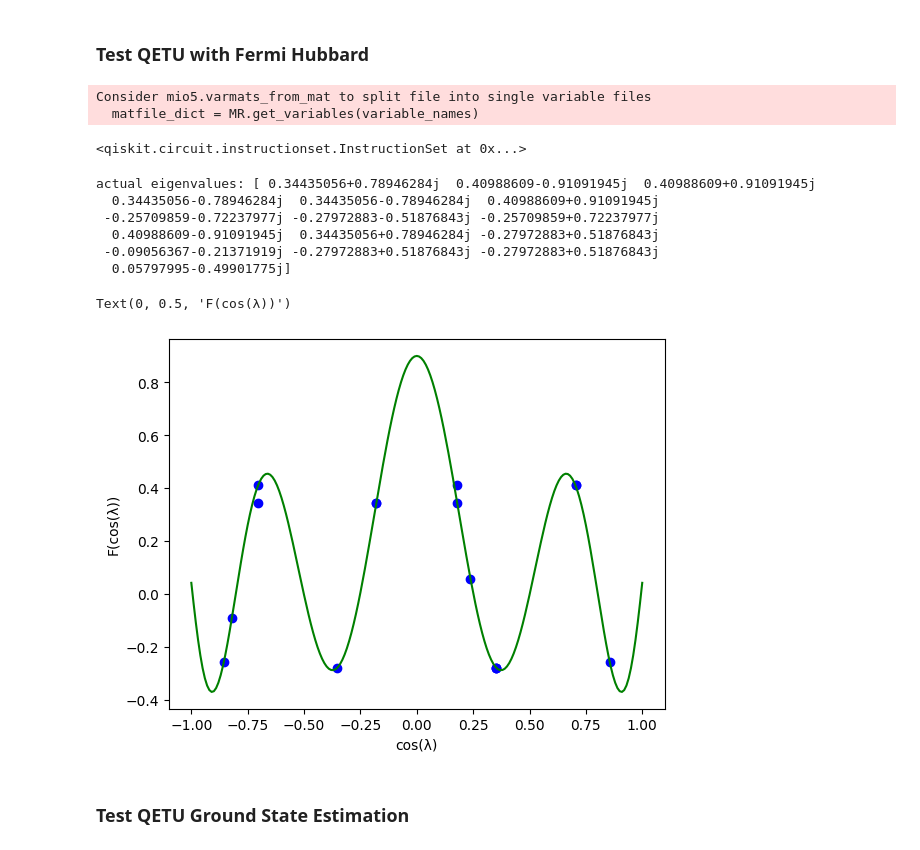
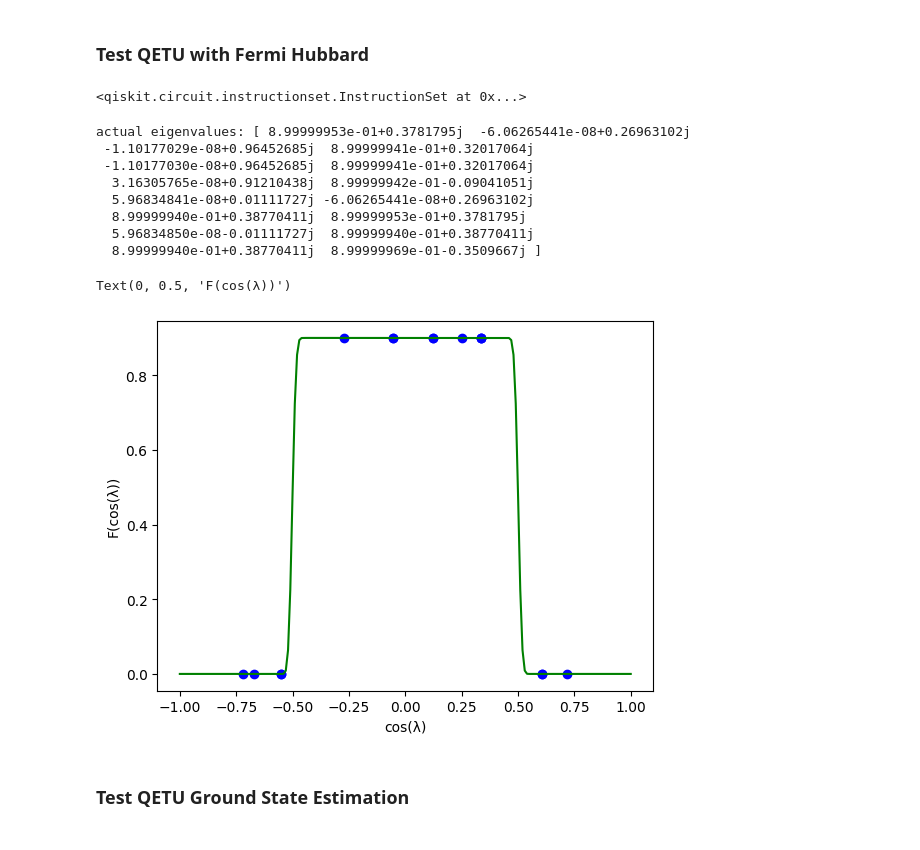
Before and after one commit to thilomueller/QETU, a Jupyter notebook: test_qetu.ipynb, the cells around one changed output. Drawn from its saved outputs; the diff is of its cells as text; code cells hidden in the pictures.

Commit message:
calculate shifted Hamiltonian according to paper

```diff
--- a/test_qetu.ipynb
+++ b/test_qetu.ipynb
@@ -225,18 +225,24 @@ Text(0, 0.5, 'F(cos(λ))')
 [figure]
 # %% [markdown]
 ### Test QETU with Fermi Hubbard
-# %%
-mat_cheby4 = scipy.io.loadmat('phase_angles/chebyshev_ex4.mat')['phi_proc']
-cheby4_qsp_angles = list(itertools.chain.from_iterable(mat_cheby4))
-# %% [output]
-Consider mio5.varmats_from_mat to split file into single variable files
-  matfile_dict = MR.get_variables(variable_names)
 # %%
 delta_t = 1
-fh = FermiHubbard(2, 0.5, 6, 1)
+fh = FermiHubbard(2, 0.5, 7, 1)
 H = fh.Hamiltonian
+
 Δ = spectral_gap(H)
-H_sh = transform_eigenvals(H, Δ, np.pi-Δ)
+λ, v = np.linalg.eig(H)
+λ_min = λ.min()
+λ_max = λ.max()
+
+η = Δ # distance
+c1 = (np.pi - 2*η) / (λ_max - λ_min)
+c2 = η - c1 * λ_min
+
+H_sh = c1*H + c2*np.eye(H.shape[0])
+
+delta_t_sh = delta_t * c1
+shift = delta_t * c2
 
 U = expm(-1j*delta_t*H_sh)
 V_ref = scipy.linalg.block_diag(U.conjugate().transpose(), U)
@@ -249,38 +255,40 @@ V_qc.append(V_gate, q)
 # %% [output]
 <qiskit.circuit.instructionset.InstructionSet at 0x...>
 # %%
-U_qc = get_matrix(QETU(V_qc, convert_Zrot_to_Xrot(cheby4_qsp_angles)))[0:16,0:16]
+U_qc = get_matrix(QETU(V_qc, convert_Zrot_to_Xrot(step_function_qsp_angles)))[0:16,0:16]
+U = U_qc @ expm(-1j*delta_t*c2*np.eye(16))
 
 λ, v = np.linalg.eig(H_sh)
 eigenvalues = λ
-expected_eigenvalues = target_heaviside(np.cos(λ.real), 0.9)
 
 F_λ, F_v = np.linalg.eig(U_qc)
 actual_eigenvalues = F_λ * (-1)
 print("actual eigenvalues: " + str(actual_eigenvalues))
 
 x_list = np.linspace(-1, 1, 201)
 QSP_list = []
 for x in x_list:
-    QSP_circuit = QSP(cheby4_qsp_angles, x)
+    QSP_circuit = QSP(step_function_qsp_angles, x)
     result = get_matrix(QSP_circuit)[0,0]
     QSP_list.append(result)
 
 plt.scatter(x=np.cos(eigenvalues), y=actual_eigenvalues, color='b')
 plt.plot(x_list, QSP_list, "g", label="Re[Poly(a)]")
 
 
 plt.xlabel("cos(λ)")
 plt.ylabel("F(cos(λ))")
 # %% [output]
-actual eigenvalues: [ 0.34435056+0.78946284j  0.40988609-0.91091945j  0.40988609+0.91091945j
-  0.34435056-0.78946284j  0.34435056-0.78946284j  0.40988609+0.91091945j
- -0.25709859-0.72237977j -0.27972883-0.51876843j -0.25709859+0.72237977j
-  0.40988609-0.91091945j  0.34435056+0.78946284j -0.27972883+0.51876843j
- -0.09056367-0.21371919j -0.27972883+0.51876843j -0.27972883+0.51876843j
-  0.05797995-0.49901775j]
+actual eigenvalues: [ 8.99999953e-01+0.3781795j  -6.06265441e-08+0.26963102j
+ -1.10177029e-08+0.96452685j  8.99999941e-01+0.32017064j
+ -1.10177030e-08+0.96452685j  8.99999941e-01+0.32017064j
+  3.16305765e-08+0.91210438j  8.99999942e-01-0.09041051j
+  5.96834841e-08+0.01111727j -6.06265441e-08+0.26963102j
+  8.99999940e-01+0.38770411j  8.99999953e-01+0.3781795j
+  5.96834850e-08-0.01111727j  8.99999940e-01+0.38770411j
+  8.99999940e-01+0.38770411j  8.99999969e-01-0.3509667j ]
 Text(0, 0.5, 'F(cos(λ))')
-[figure, old version]
+[figure, new version]
 # %% [markdown]
 ### Test QETU Ground State Estimation
 # %%
```
